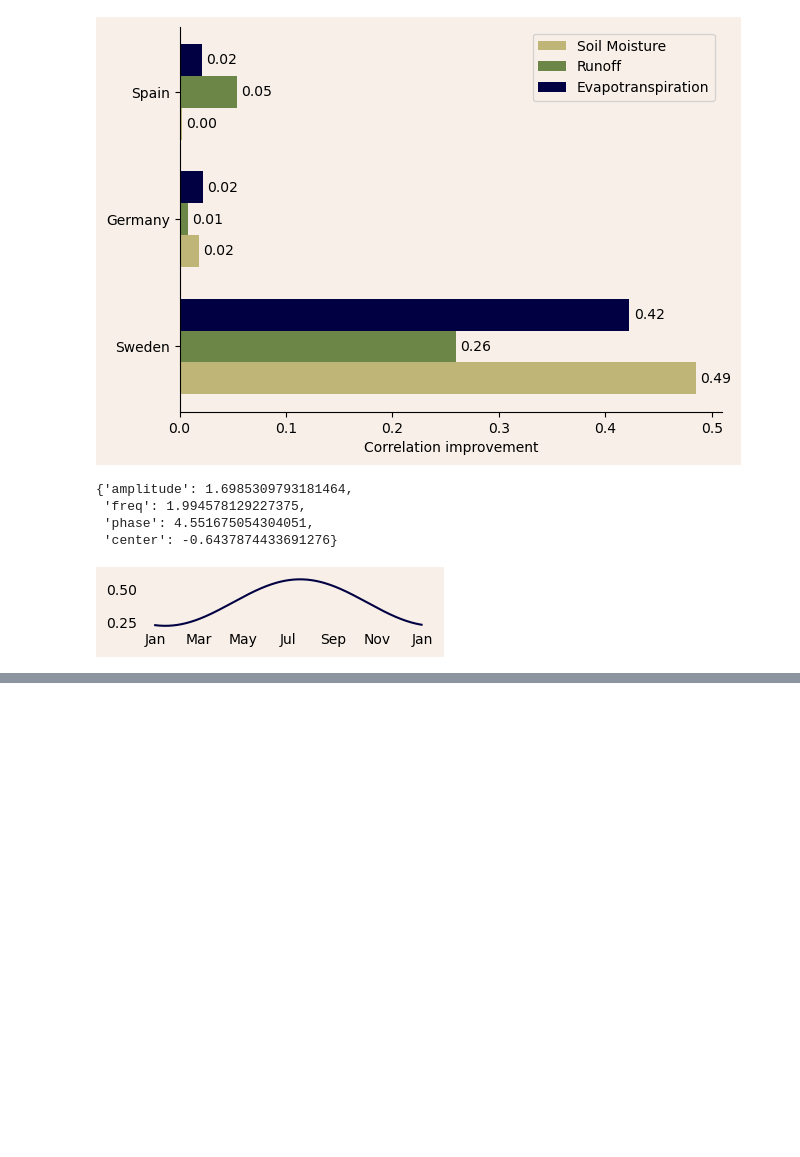
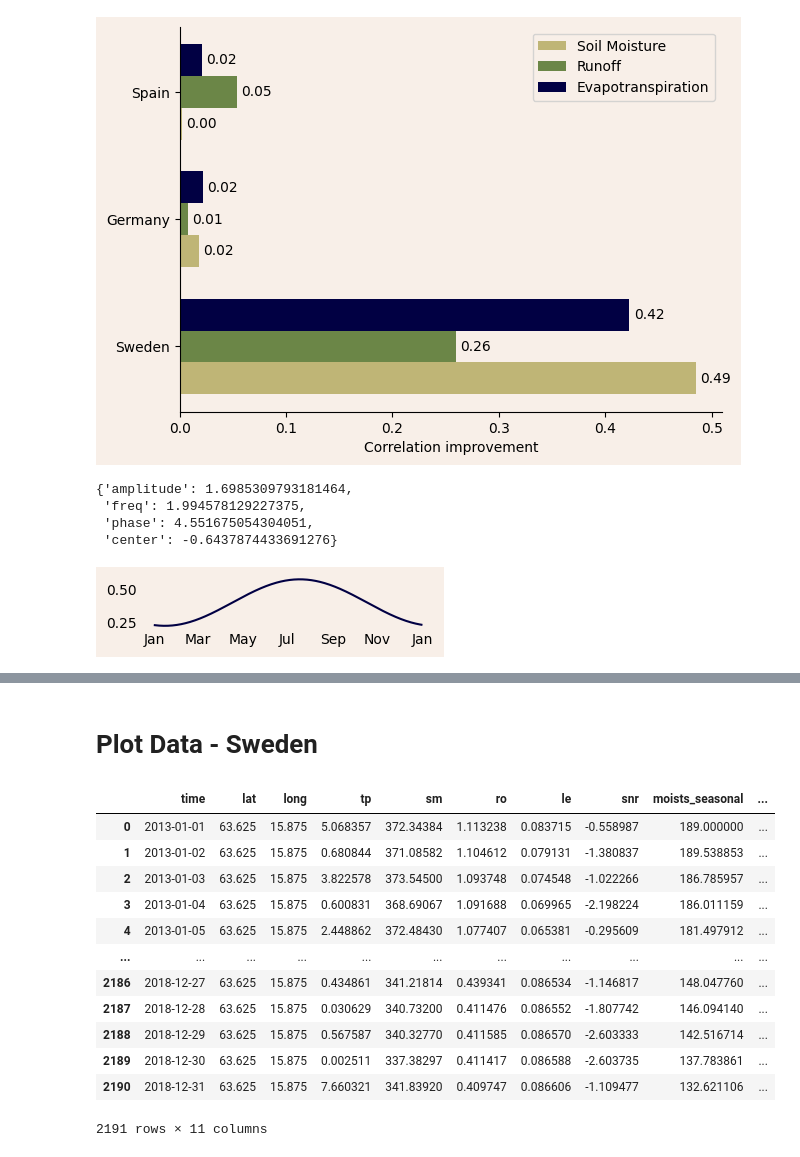
Before and after one commit to JohannaTrost/VegSWBM, a Jupyter notebook: src/correlations_grouped_bar_plots.ipynb, the cells around one changed output, grey strips where cells are left out. Drawn from its saved outputs; the diff is of its cells as text; code cells hidden in the pictures; blank space fills up the shorter version.

```diff
--- a/src/correlations_grouped_bar_plots.ipynb
+++ b/src/correlations_grouped_bar_plots.ipynb
@@ -199,3 +201,21 @@ ax.legend()
 plt.show()
 # %% [output]
 [figure]
+# %% [markdown]
+# Plot Data - Sweden
+# %%
+swe_model
+# %% [output]
+|  | time | lat | long | tp | sm | ro | le | snr | moists_seasonal | ... |
+| 0 | 2013-01-01 | 63.625 | 15.875 | 5.068357 | 372.34384 | 1.113238 | 0.083715 | -0.558987 | 189.000000 | ... |
+| 1 | 2013-01-02 | 63.625 | 15.875 | 0.680844 | 371.08582 | 1.104612 | 0.079131 | -1.380837 | 189.538853 | ... |
+| 2 | 2013-01-03 | 63.625 | 15.875 | 3.822578 | 373.54500 | 1.093748 | 0.074548 | -1.022266 | 186.785957 | ... |
+| 3 | 2013-01-04 | 63.625 | 15.875 | 0.600831 | 368.69067 | 1.091688 | 0.069965 | -2.198224 | 186.011159 | ... |
+| 4 | 2013-01-05 | 63.625 | 15.875 | 2.448862 | 372.48430 | 1.077407 | 0.065381 | -0.295609 | 181.497912 | ... |
+| ... | ... | ... | ... | ... | ... | ... | ... | ... | ... | ... |
+| 2186 | 2018-12-27 | 63.625 | 15.875 | 0.434861 | 341.21814 | 0.439341 | 0.086534 | -1.146817 | 148.047760 | ... |
+| 2187 | 2018-12-28 | 63.625 | 15.875 | 0.030629 | 340.73200 | 0.411476 | 0.086552 | -1.807742 | 146.094140 | ... |
+| 2188 | 2018-12-29 | 63.625 | 15.875 | 0.567587 | 340.32770 | 0.411585 | 0.086570 | -2.603333 | 142.516714 | ... |
+| 2189 | 2018-12-30 | 63.625 | 15.875 | 0.002511 | 337.38297 | 0.411417 | 0.086588 | -2.603735 | 137.783861 | ... |
+| 2190 | 2018-12-31 | 63.625 | 15.875 | 7.660321 | 341.83920 | 0.409747 | 0.086606 | -1.109477 | 132.621106 | ... |
+2191 rows × 11 columns
```
Also changed, not shown: parts of 2 cells of this notebook, 5 other files.
